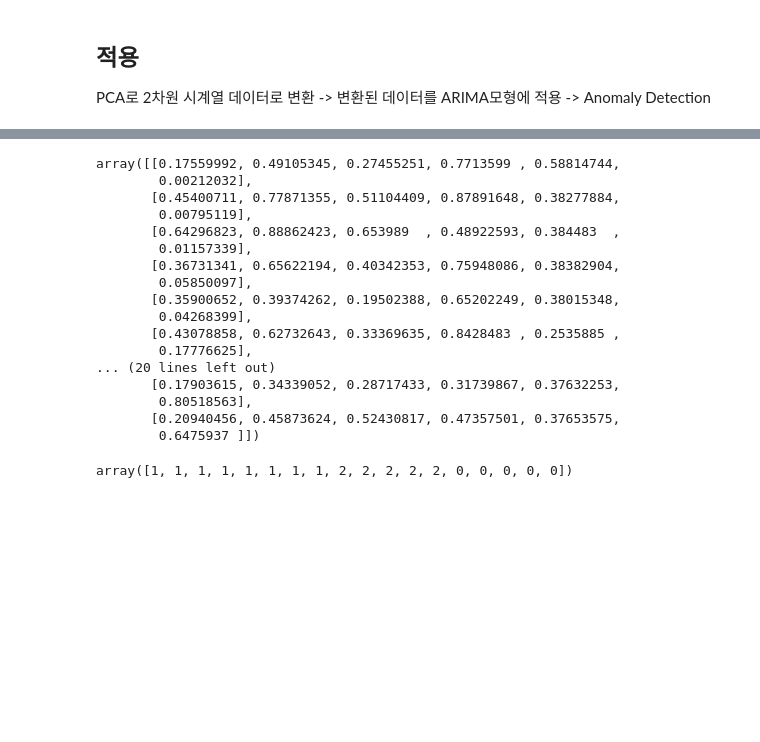
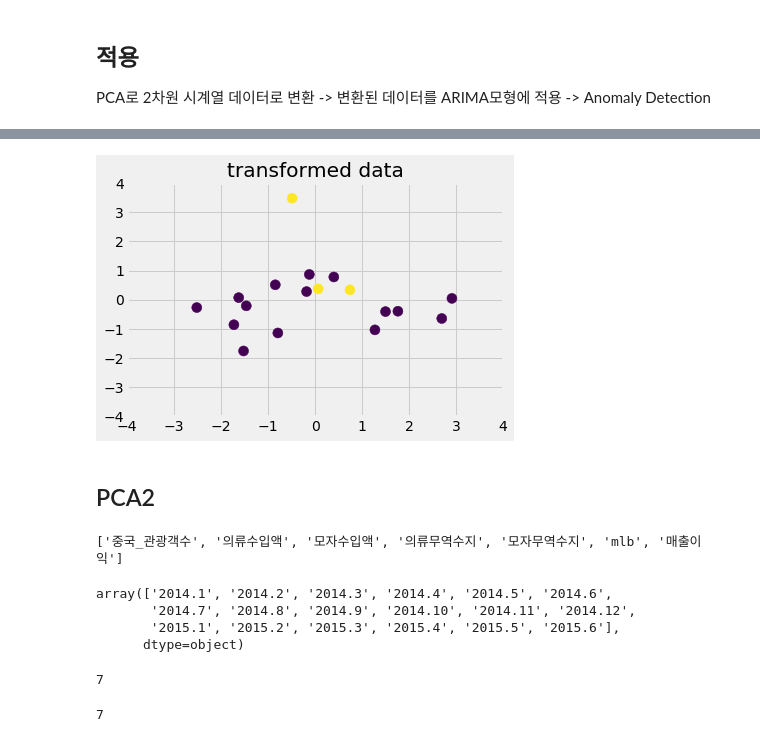
Before and after one commit to NinCastle/Learn-Machine-Learning, a Jupyter notebook: ARIMA_Model.ipynb, the cells around one changed output, grey strips where cells are left out. Cells and saved outputs as stored; diff of their text form; code cells hidden in the pictures; blank space fills up the shorter version.

```diff
--- a/ARIMA_Model.ipynb
+++ b/ARIMA_Model.ipynb
@@ -478,0 +459,2 @@ fnf[features[:-1]]
+# %%
+test = fnf[x_features].values
@@ -479,2 +481,4 @@ fnf[features[:-1]]
 # %%
 from sklearn.cluster import KMeans
+# %%
+df_f_f = pd.DataFrame()
@@ -480,0 +541,7 @@ from sklearn.cluster import KMeans
+# %%
+kmeans = KMeans(n_clusters=3, random_state=0).fit(test)
+kmeans.labels_
+month_cluster=[]
+for i in range(len(list(kmeans.labels_))):
+    month_cluster.append([df_f_f['월별'][i],list(kmeans.labels_)[i]])
+kmeans = KMeans(n_clusters=3, random_state=0).fit(test)
@@ -480,0 +573,4 @@ from sklearn.cluster import KMeans
+# %%
+check_list = []
+for i in range(len(month_cluster)):
+    check_list.append(int(month_cluster[i][0].replace('.','')))
@@ -480,0 +619,10 @@ from sklearn.cluster import KMeans
+# %%
+plt.scatter(X_pca[:,0], X_pca[:,1], c=check_list, s=100)
+plt.xlim(-4,4)
+plt.ylim(-4,4)
+plt.title("transformed data")
+plt.show()
+# %% [output]
+[figure, added]
+# %% [markdown]
+## PCA2
@@ -481,30 +637,16 @@ from sklearn.cluster import KMeans
+# %%
+features
+# %% [output]
+['중국_관광객수', '의류수입액', '모자수입액', '의류무역수지', '모자무역수지', 'mlb', '매출이익']
+# %%
+date = df_f_f['월별'][:18]
+date.values
+# %% [output]
+array(['2014.1', '2014.2', '2014.3', '2014.4', '2014.5', '2014.6',
+       '2014.7', '2014.8', '2014.9', '2014.10', '2014.11', '2014.12',
+       '2015.1', '2015.2', '2015.3', '2015.4', '2015.5', '2015.6'],
+      dtype=object)
 # %%
-test = fnf[features[:-1]].values
-test
+len(fnf.loc[:, features].values.T)
 # %% [output]
-array([[0.17559992, 0.49105345, 0.27455251, 0.7713599 , 0.58814744,
-        0.00212032],
-       [0.45400711, 0.77871355, 0.51104409, 0.87891648, 0.38277884,
-        0.00795119],
-       [0.64296823, 0.88862423, 0.653989  , 0.48922593, 0.384483  ,
-        0.01157339],
-       [0.36731341, 0.65622194, 0.40342353, 0.75948086, 0.38382904,
-        0.05850097],
-       [0.35900652, 0.39374262, 0.19502388, 0.65202249, 0.38015348,
-        0.04268399],
-       [0.43078858, 0.62732643, 0.33369635, 0.8428483 , 0.2535885 ,
-        0.17776625],
-... (20 lines left out)
-       [0.17903615, 0.34339052, 0.28717433, 0.31739867, 0.37632253,
-        0.80518563],
-       [0.20940456, 0.45873624, 0.52430817, 0.47357501, 0.37653575,
-        0.6475937 ]])
+7
-# %%
-kmeans = KMeans(n_clusters=3, random_state=0).fit(test)
-kmeans.labels_
-# month_cluster=[]
-# for i in range(len(list(kmeans.labels_))):
-#     month_cluster.append([df_f_f['월별'][i],list(kmeans.labels_)[i]])
-# kmeans = KMeans(n_clusters=3, random_state=0).fit(test)
-# %% [output]
-array([1, 1, 1, 1, 1, 1, 1, 1, 2, 2, 2, 2, 2, 0, 0, 0, 0, 0])
@@ -510,0 +660,4 @@ array([1, 1, 1, 1, 1, 1, 1, 1, 2, 2, 2, 2, 2, 0, 0, 0, 0, 0])
+# %%
+len(x.T)
+# %% [output]
+7
```
Also changed, not shown: parts of 51 cells of this notebook.
